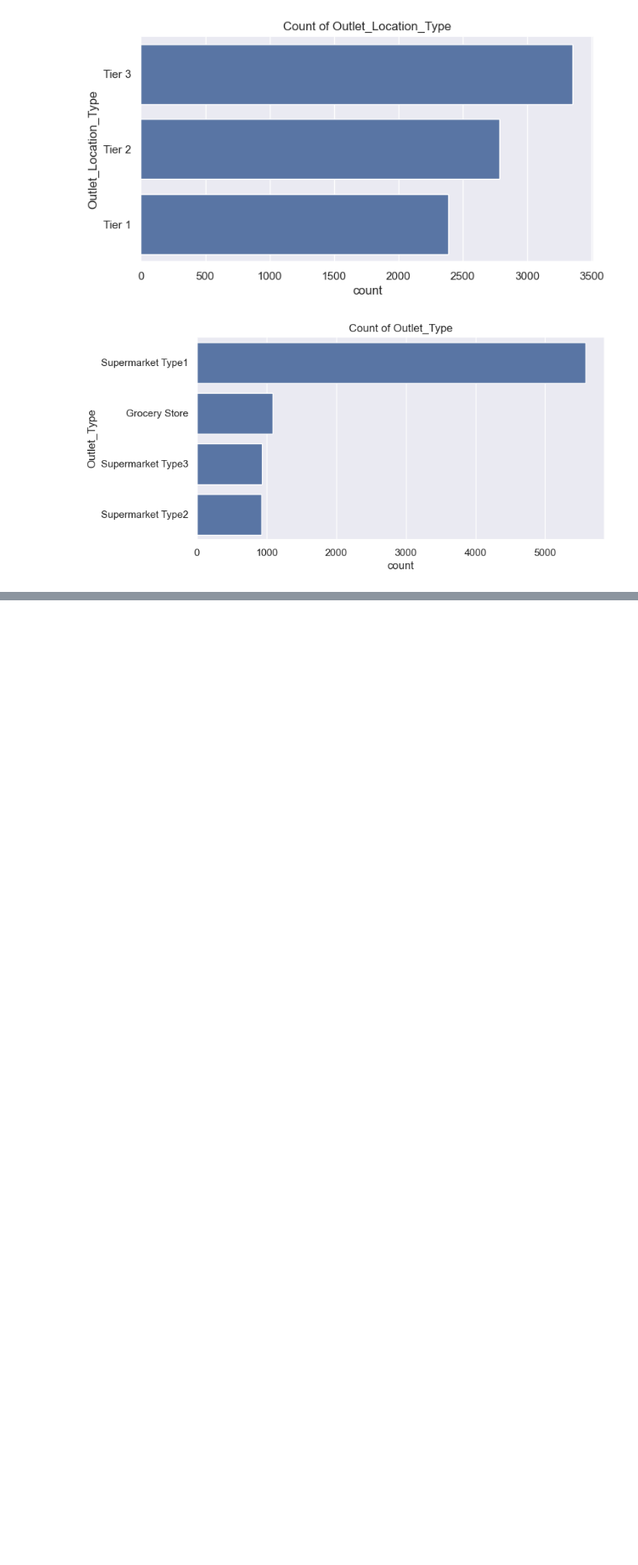
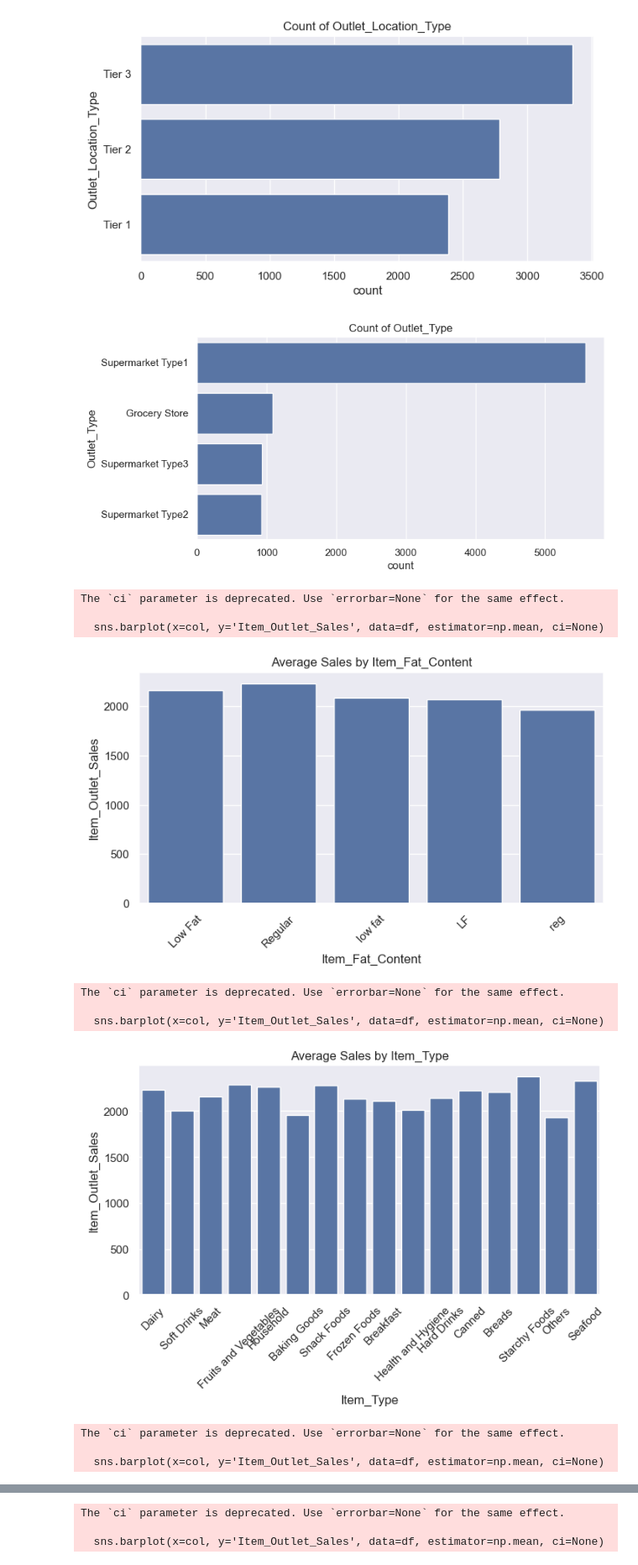
Before and after one commit to HarshRaut9945/Machine-Learning-Project, a Jupyter notebook: Market_Sale_pred/data.ipynb, the cells around one changed output, grey strips where cells are left out. Shown at 84% size. Drawn from its saved outputs; the diff is of its cells as text; code cells hidden in the pictures; blank space fills up the shorter version.

```diff
--- a/Market_Sale_pred/data.ipynb
+++ b/Market_Sale_pred/data.ipynb
@@ -214,3 +214,25 @@ for col in cat_cols:
 [figure]
 [figure]
 [figure]
+# %%
+cat_cols = ['Item_Fat_Content', 'Item_Type', 'Outlet_Size',
+            'Outlet_Location_Type', 'Outlet_Type']
+
+for col in cat_cols:
+    plt.figure(figsize=(8,4))
+    sns.barplot(x=col, y='Item_Outlet_Sales', data=df, estimator=np.mean, ci=None)
+    plt.title(f'Average Sales by {col}')
+    plt.xticks(rotation=45)
+    plt.show()
+# %% [output]
+The `ci` parameter is deprecated. Use `errorbar=None` for the same effect.
+
+  sns.barplot(x=col, y='Item_Outlet_Sales', data=df, estimator=np.mean, ci=None)
+[figure, added]
+The `ci` parameter is deprecated. Use `errorbar=None` for the same effect.
+
+  sns.barplot(x=col, y='Item_Outlet_Sales', data=df, estimator=np.mean, ci=None)
+[figure, added]
+The `ci` parameter is deprecated. Use `errorbar=None` for the same effect.
+
+  sns.barplot(x=col, y='Item_Outlet_Sales', data=df, estimator=np.mean, ci=None)
@@ -216,0 +240,3 @@ for col in cat_cols:
+The `ci` parameter is deprecated. Use `errorbar=None` for the same effect.
+
+  sns.barplot(x=col, y='Item_Outlet_Sales', data=df, estimator=np.mean, ci=None)
```
Also changed, not shown: parts of 5 cells of this notebook.
